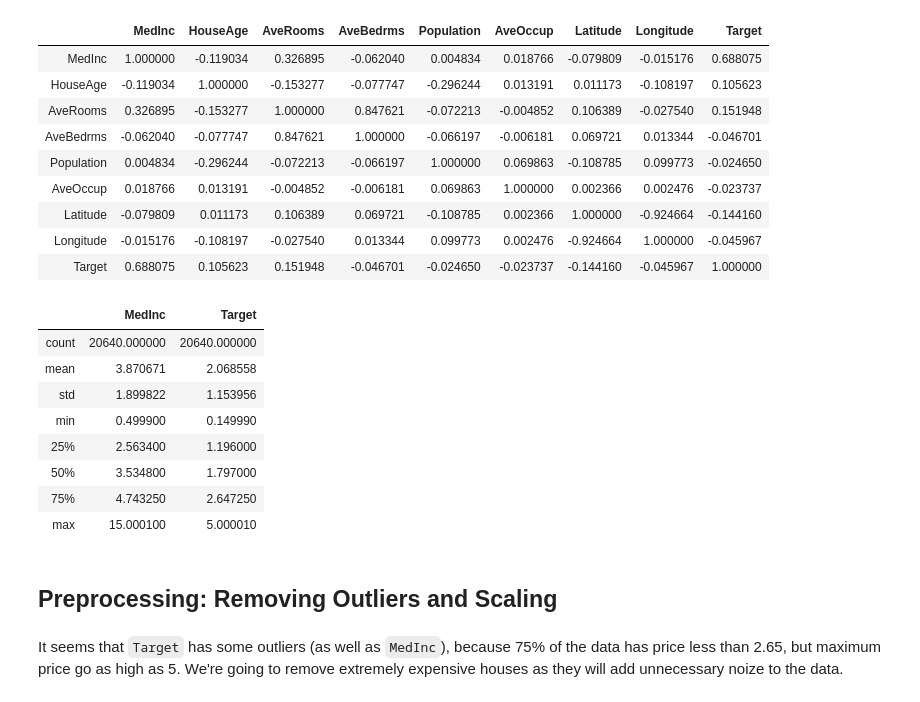
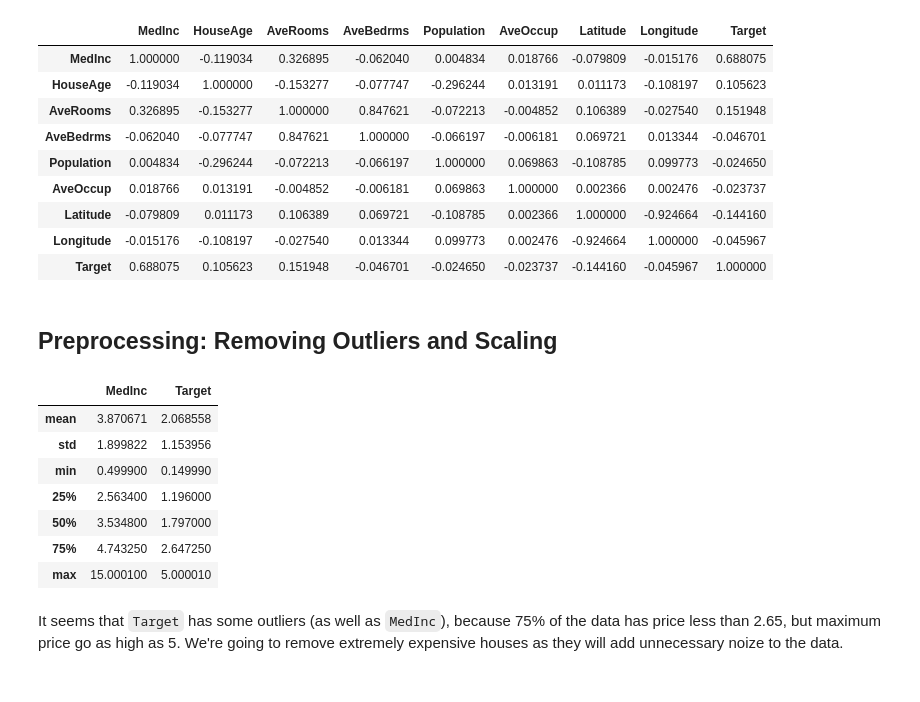
Before and after one commit to arseniyturin/SGD-From-Scratch, a Jupyter notebook: Gradient Descent.ipynb, the cells around one changed output. Saved outputs shown, nothing was run; the diff lists cells and outputs as text; code cells hidden in the pictures.

```diff
--- a/Gradient Descent.ipynb
+++ b/Gradient Descent.ipynb
@@ -38,20 +38,19 @@ df.corr()
 | Latitude | -0.079809 | 0.011173 | 0.106389 | 0.069721 | -0.108785 | 0.002366 | 1.000000 | -0.924664 | -0.144160 |
 | Longitude | -0.015176 | -0.108197 | -0.027540 | 0.013344 | 0.099773 | 0.002476 | -0.924664 | 1.000000 | -0.045967 |
 | Target | 0.688075 | 0.105623 | 0.151948 | -0.046701 | -0.024650 | -0.023737 | -0.144160 | -0.045967 | 1.000000 |
-# %%
-df[['MedInc', 'Target']].describe()
-# %% [output]
-|  | MedInc | Target |
-| count | 20640.000000 | 20640.000000 |
-| mean | 3.870671 | 2.068558 |
-| std | 1.899822 | 1.153956 |
-| min | 0.499900 | 0.149990 |
-| 25% | 2.563400 | 1.196000 |
-| 50% | 3.534800 | 1.797000 |
-| 75% | 4.743250 | 2.647250 |
-| max | 15.000100 | 5.000010 |
 # %% [markdown]
 ## Preprocessing: Removing Outliers and Scaling
+# %%
+df[['MedInc', 'Target']].describe()[1:].style.highlight_max(axis=0)
+# %% [output]
+|  | MedInc | Target |
+| mean | 3.870671 | 2.068558 |
+| std | 1.899822 | 1.153956 |
+| min | 0.499900 | 0.149990 |
+| 25% | 2.563400 | 1.196000 |
+| 50% | 3.534800 | 1.797000 |
+| 75% | 4.743250 | 2.647250 |
+| max | 15.000100 | 5.000010 |
 # %% [markdown]
 It seems that `Target` has some outliers (as well as `MedInc`), because 75% of the data has price less than 2.65, but maximum price go as high as 5. We're going to remove extremely expensive houses as they will add unnecessary noize to the data.
 # %%
```
Also changed, not shown: parts of 14 cells of this notebook, 19 other files.
